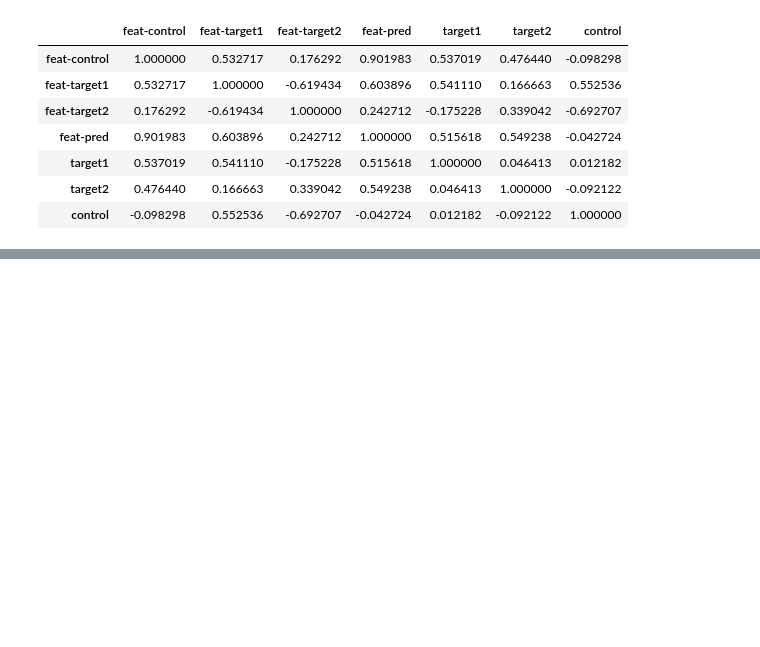
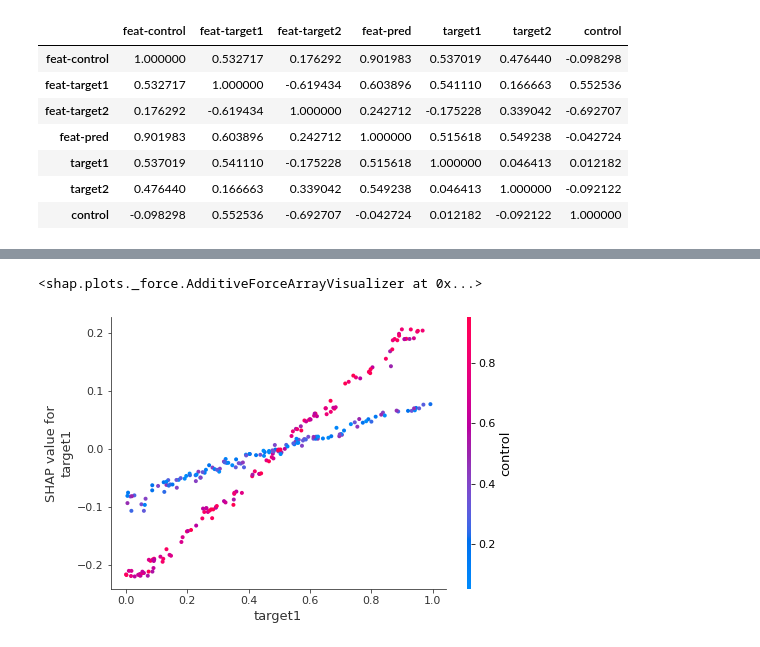
Before and after one commit to endremborza/misc-notebooks, a Jupyter notebook: feature-importance.ipynb, the cells around one changed output, grey strips where cells are left out. Saved outputs shown, nothing was run; the diff lists cells and outputs as text; code cells hidden in the pictures; blank space fills up the shorter version.

```diff
--- a/feature-importance.ipynb
+++ b/feature-importance.ipynb
@@ -280,0 +289,3 @@ for x_ind, x_row in tqdm(x_test.iterrows()):
+# %%
+explainer = shap.TreeExplainer(model)
+shap_values = explainer.shap_values(x_test)
@@ -280,0 +308,14 @@ for x_ind, x_row in tqdm(x_test.iterrows()):
+# %%
+# visualize the first prediction's explanation (use matplotlib=True to avoid Javascript)
+shap.force_plot(
+    explainer.expected_value,
+    df_with_shaps.drop(x_test.columns, axis=1).values,
+    df_with_shaps.loc[:, x_test.columns],
+    out_names="fing"
+)
+# %% [output]
+<shap.plots._force.AdditiveForceArrayVisualizer at 0x...>
+# %%
+shap.dependence_plot("target1", shap_values, x_test)
+# %% [output]
+[figure, added]
```
Also changed, not shown: parts of 10 cells of this notebook.
